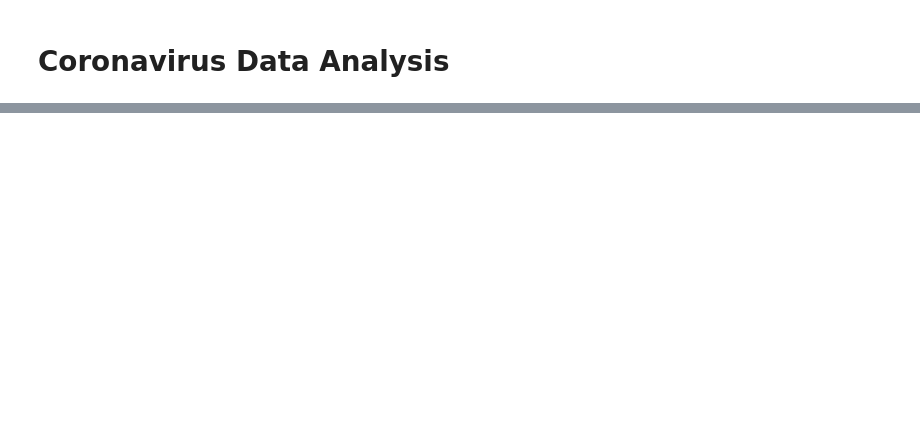
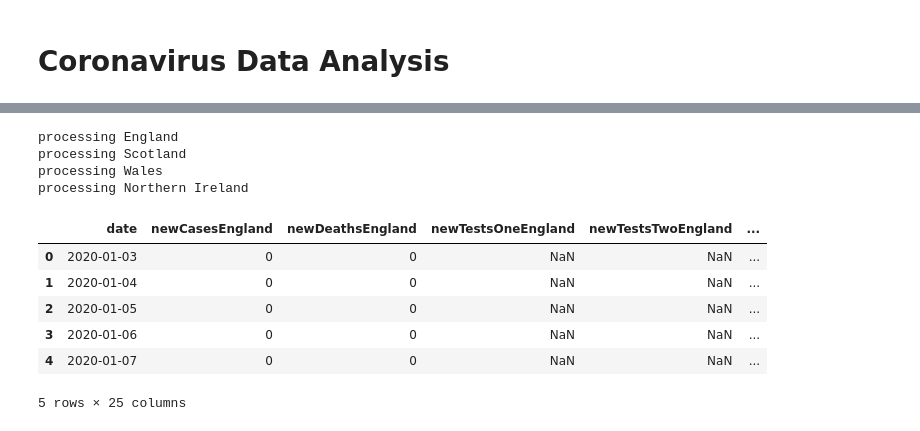
Before and after one commit to ogad/COVID-data, a Jupyter notebook: Coronavirus_Data.ipynb, the cells around one changed output, grey strips where cells are left out. Saved outputs shown, nothing was run; the diff lists cells and outputs as text; code cells hidden in the pictures; blank space fills up the shorter version.

Commit message:
Added testing data for nations and positivity rate

```diff
--- a/Coronavirus_Data.ipynb
+++ b/Coronavirus_Data.ipynb
@@ -59,15 +73,29 @@ for nation in nations:
     endpoint = (
       'https://api.coronavirus.data.gov.uk/v1/data?'
       f'filters=areaType=nation;areaName={nation}&'
-      'structure={"date":"date","newCases":"newCasesByPublishDate", "newDeaths":"newDeaths28DaysByPublishDate"}'
+      'structure={"date":"date","newCases":"newCasesByPublishDate", "newDeaths":"newDeaths28DaysByPublishDate", "newTestsOne":"newPillarOneTestsByPublishDate","newTestsTwo":"newPillarTwoTestsByPublishDate","newTestsThree":"newPillarThreeTestsByPublishDate","newTestsFour":"newPillarFourTestsByPublishDate"}'
     )
     data = get_response(endpoint)
     nation_dfs[nation] = pd.DataFrame(data['data'])\
                                 .sort_values('date')\
                                 .reset_index(drop=True)\
                                 .add_suffix(nation.replace(' ',''))
+# %% [output]
+processing England
+processing Scotland
+processing Wales
+processing Northern Ireland
 # %%
 joined_data_nations = join_on_date(nation_dfs)
+joined_data_nations.head()
+# %% [output]
+|  | date | newCasesEngland | newDeathsEngland | newTestsOneEngland | newTestsTwoEngland | ... |
+| 0 | 2020-01-03 | 0 | 0 | NaN | NaN | ... |
+| 1 | 2020-01-04 | 0 | 0 | NaN | NaN | ... |
+| 2 | 2020-01-05 | 0 | 0 | NaN | NaN | ... |
+| 3 | 2020-01-06 | 0 | 0 | NaN | NaN | ... |
+| 4 | 2020-01-07 | 0 | 0 | NaN | NaN | ... |
+5 rows × 25 columns
 # %%
 # joined_data_nations.to_csv('data_backup_nations.csv')
 # %%
```
Also changed, not shown: parts of 4 cells of this notebook.
